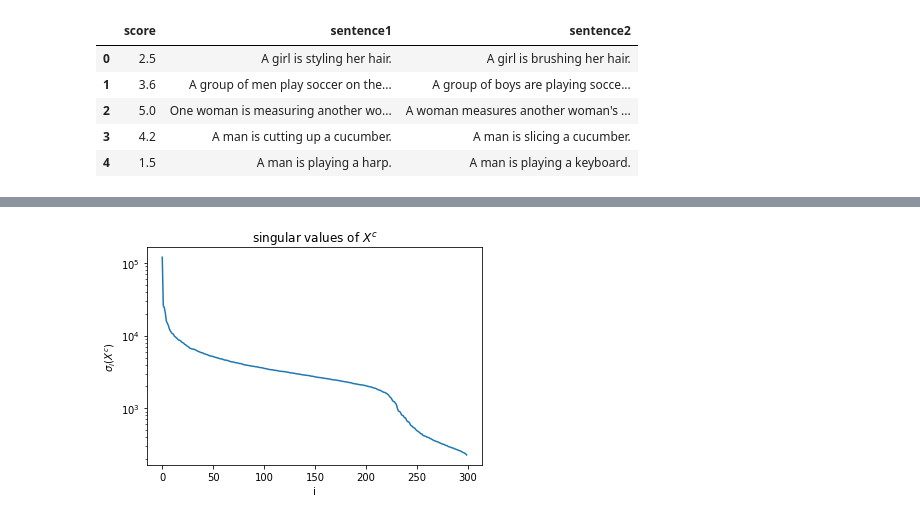
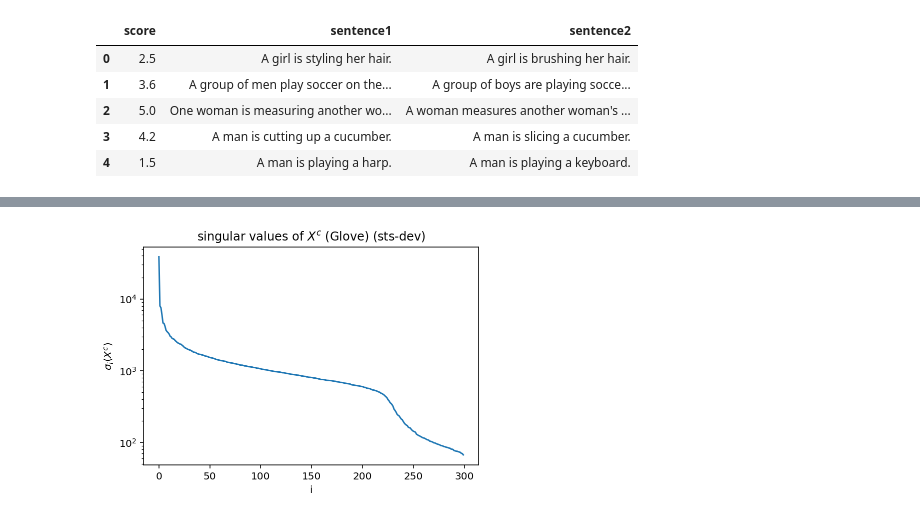
Before and after one commit to fursovia/geometric_embedding, a Jupyter notebook: analytics.ipynb, the cells around one changed output, grey strips where cells are left out. Cells and saved outputs as stored; diff of their text form; code cells hidden in the pictures.

```diff
--- a/analytics.ipynb
+++ b/analytics.ipynb
@@ -36,6 +35,6 @@ def pred(ind, sim):
 
 dfs = {"(sts-dev)": sts_dev,
        "(sts-test)": sts_test}
-embds = {"Glove": get_embedding_matrix(glove_6B_300d_path)}
-         #"LexVec": get_embedding_matrix(lexvec_7B_300d_path, islexvec=True)}
+embds = {"Glove": get_embedding_matrix(glove_6B_300d_path),
+         "LexVec": get_embedding_matrix(lexvec_7B_300d_path, islexvec=True)}
 # %% [output]
@@ -75,12 +78,15 @@ Wall time: 36.5 s
 %%time
 
 print('Bigrams:\n\n')
+
+sigmas = []
 
 for df_name, df in dfs.items():
     sentences = df.sentence1.values.tolist() + df.sentence2.values.tolist()
     for e_name, (e, v) in embds.items():
         model = SentenceEmbedder(sentences, e, v, True)
         result, s = model.gem(sigma_power=3)
+        sigmas.append(s)
         sim = cosine_similarity(result)
         df['pred'] = df.apply(lambda row: pred(row.name, sim), axis=1)
         corr = df.corr().iloc[0, 1]
@@ -104,9 +114,9 @@ Wall time: 12.1 s
 # %%
-plt.plot(s)
+plt.plot(sigmas[0])
 plt.yscale('log')
-plt.title(r'singular values of $X^c$')
+plt.title(r'singular values of $X^c$ (Glove) (sts-dev)')
 plt.xlabel('i')
 plt.ylabel(r'$\sigma_i(X^c)$')
 plt.show()
 # %% [output]
-[figure, old version]
+[figure, new version]
```
Also changed, not shown: parts of 4 cells of this notebook, 1 other file.
